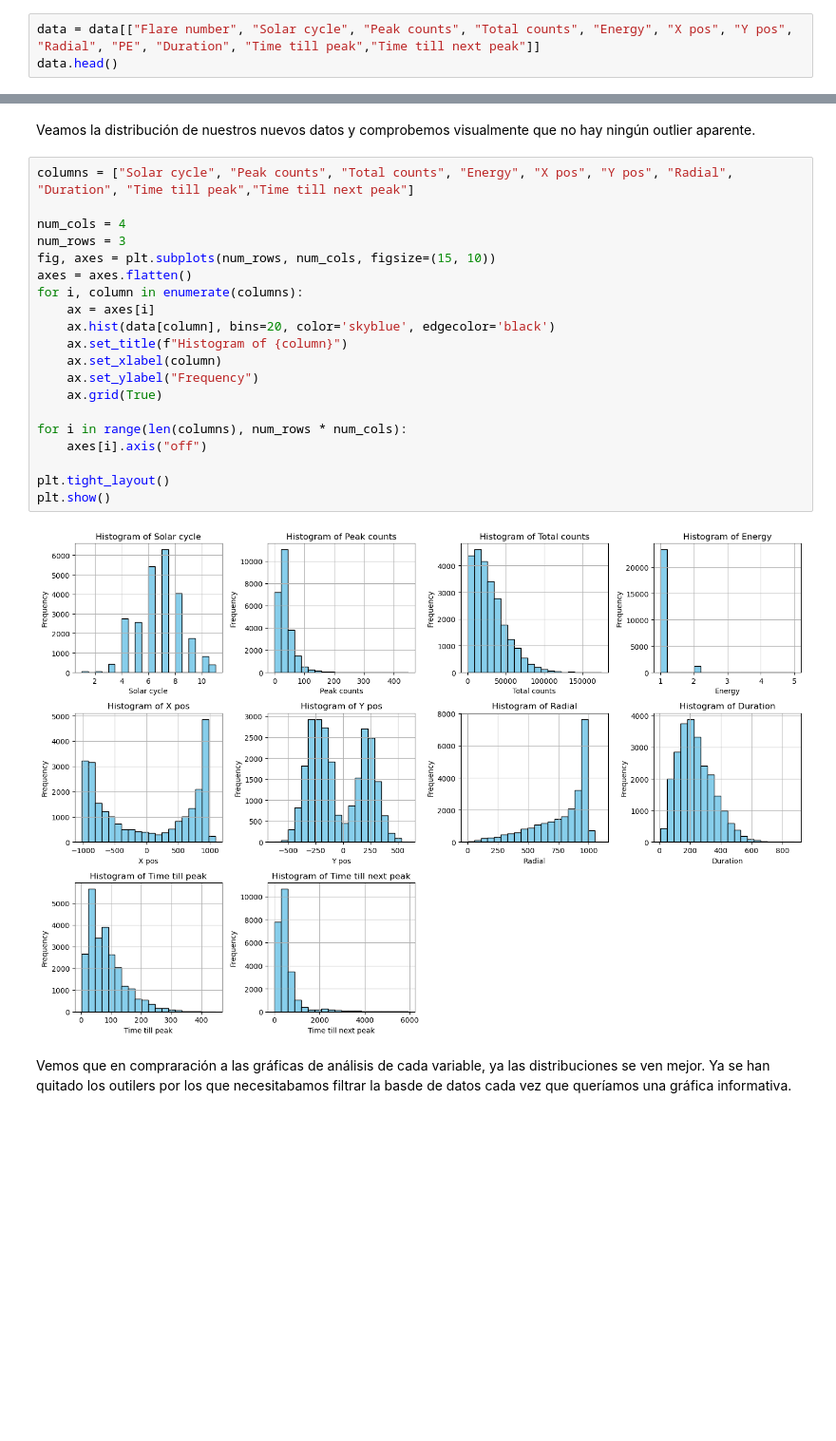
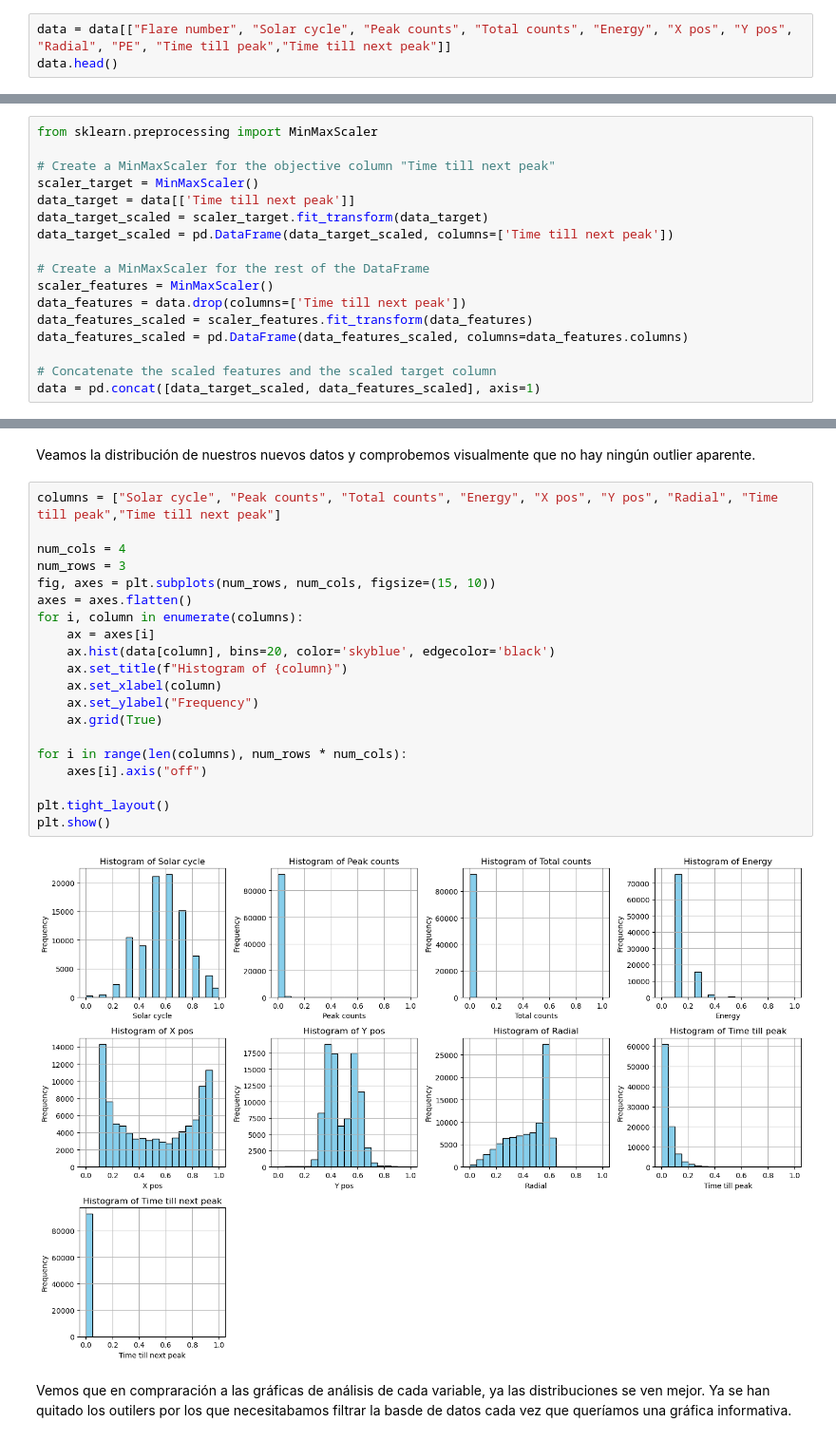
Before and after one commit to WonderfulAme/solar-flares, a Jupyter notebook: Notebook.ipynb, the cells around one changed output, grey strips where cells are left out. Shown at 95% size. Drawn from its saved outputs; the diff is of its cells as text; blank space fills up the shorter version.

```diff
--- a/Notebook.ipynb
+++ b/Notebook.ipynb
@@ -538,7 +538,7 @@ Ahora escogeremos las columnas que nos importan:
 - `X pos`, `Y pos` y `Radial`.
 - `PE`, ya que indica si hubo un evento de partículas durante la llamarada solar.
 # %%
-data = data[["Flare number", "Solar cycle", "Peak counts", "Total counts", "Energy", "X pos", "Y pos", "Radial", "PE", "Duration", "Time till peak","Time till next peak"]]
+data = data[["Flare number", "Solar cycle", "Peak counts", "Total counts", "Energy", "X pos", "Y pos", "Radial", "PE", "Time till peak","Time till next peak"]]
 data.head()
 # %% [output]
 |  | Flare number | Solar cycle | Peak counts | Total counts | Energy | X pos | Y pos | Radial | PE | ... |
@@ -571,4 +571,21 @@ Primero quitaremos los datos posicionales que se marcan fuera del sol.
 data = data[data["Radial"]< 1865]
 # %% [markdown]
 Como nuestros datos no son normales, utilizaremos el método de ML: DBSCAN clustering
+# %%
+from sklearn.preprocessing import MinMaxScaler
+
+# Create a MinMaxScaler for the objective column "Time till next peak"
+scaler_target = MinMaxScaler()
+data_target = data[['Time till next peak']]
+data_target_scaled = scaler_target.fit_transform(data_target)
+data_target_scaled = pd.DataFrame(data_target_scaled, columns=['Time till next peak'])
+
+# Create a MinMaxScaler for the rest of the DataFrame
+scaler_features = MinMaxScaler()
+data_features = data.drop(columns=['Time till next peak'])
+data_features_scaled = scaler_features.fit_transform(data_features)
+data_features_scaled = pd.DataFrame(data_features_scaled, columns=data_features.columns)
+
+# Concatenate the scaled features and the scaled target column
+data = pd.concat([data_target_scaled, data_features_scaled], axis=1)
 # %%
@@ -597,27 +637,27 @@ data = data[data["Time till next peak"] < 7500]
 # %% [markdown]
 Veamos la distribución de nuestros nuevos datos y comprobemos visualmente que no hay ningún outlier aparente.
 # %%
-columns = ["Solar cycle", "Peak counts", "Total counts", "Energy", "X pos", "Y pos", "Radial", "Duration", "Time till peak","Time till next peak"]
+columns = ["Solar cycle", "Peak counts", "Total counts", "Energy", "X pos", "Y pos", "Radial", "Time till peak","Time till next peak"]
 
 num_cols = 4
 num_rows = 3
 fig, axes = plt.subplots(num_rows, num_cols, figsize=(15, 10))
 axes = axes.flatten()
 for i, column in enumerate(columns):
     ax = axes[i]
     ax.hist(data[column], bins=20, color='skyblue', edgecolor='black')
     ax.set_title(f"Histogram of {column}")
     ax.set_xlabel(column)
     ax.set_ylabel("Frequency")
     ax.grid(True)
 
 for i in range(len(columns), num_rows * num_cols):
     axes[i].axis("off")
 
 plt.tight_layout()
 plt.show()
 # %% [output]
-[figure, old version]
+[figure, new version]
 # %% [markdown]
 Vemos que en compraración a las gráficas de análisis de cada variable, ya las distribuciones se ven mejor. Ya se han quitado los outilers por los que necesitabamos filtrar la basde de datos cada vez que queríamos una gráfica informativa.
 # %% [markdown]
```
Also changed, not shown: parts of 24 cells of this notebook.
